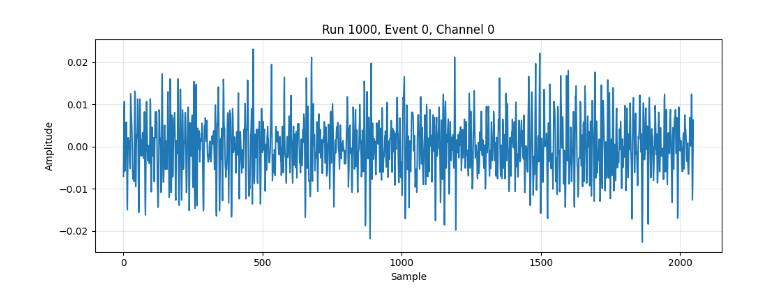
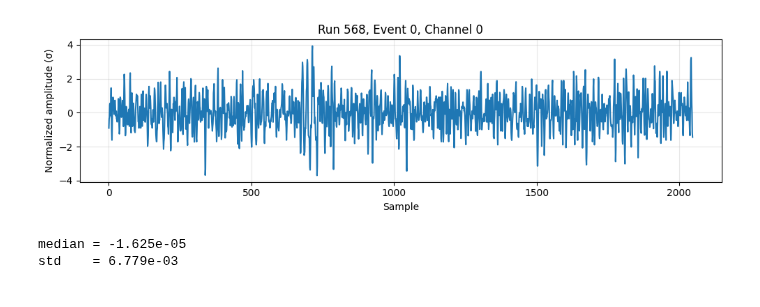
Before and after one commit to alisanozdrina/TS_ML, a Jupyter notebook: notebooks/check_h5files.ipynb, the cells around one changed output. Saved outputs shown, nothing was run; the diff lists cells and outputs as text; code cells hidden in the pictures.

```diff
--- a/notebooks/check_h5files.ipynb
+++ b/notebooks/check_h5files.ipynb
@@ -2,15 +2,17 @@
 import h5py
 import pandas as pd
 
-path = "/fs/ess/PAS2608/alisa/rno_g/TS_ML/ml_dataset"
+path = "/fs/ess/PAS2608/alisa/rno_g/TS_ML/ml_dataset/data/station23_2022"
 fname = f"{path}/station23_run1000.h5"
 
+#fname='/fs/ess/PAS2608/alisa/rno_g/TS_ML/ml_dataset/sim/nc_cr_proxy_full_set/station23_sim_lgE19.0_c0136.h5'
 with h5py.File(fname, "r") as f:
     waveforms = f["waveforms"][:]        # shape likely (N, 24, 2048)
     run = f["run"][:]
     event_number = f["event_number"][:]
     timestamp = f["timestamp"][:]
     trigger_type = f["trigger_type"][:]
+    snr_avg_deep = f["features"]["snr_avg_deep"][:]
 
     print("waveforms:", waveforms.shape)
     print("run:", run.shape)
@@ -45,28 +118,38 @@ df.head()
 # %%
 import h5py
+import numpy as np
 import matplotlib.pyplot as plt
 
-path = "/fs/ess/PAS2608/alisa/rno_g/TS_ML/ml_dataset"
-fname = f"{path}/station23_run1000.h5"
+fname = "/fs/ess/PAS2608/alisa/rno_g/TS_ML/ml_dataset/sim/nc_cr_proxy/station23_sim_lgE17.5_j0011.h5"
 
 with h5py.File(fname, "r") as f:
 
-    waveforms = f["waveforms"]
+    trace = f["waveforms"][51, 0, :].astype(np.float32)
 
-    trace = waveforms[0, 0, :]  # first event, channel 0
+    run = f["run"][51]
+    event_number = f["event_number"][51]
 
-    run = f["run"][0]
-    event_number = f["event_number"][0]
+# same preprocessing as CNN
+center = np.median(trace)
+scale = np.std(trace) + 1e-6
 
-plt.figure(figsize=(10, 4))
-plt.plot(trace)
+trace_norm = (trace - center) / scale
+trace_norm = np.clip(trace_norm, -8, 8)
+
+plt.figure(figsize=(10, 3))
+plt.plot(trace_norm)
 plt.xlabel("Sample")
-plt.ylabel("Amplitude")
+plt.ylabel("Normalized amplitude (σ)")
 plt.title(
     f"Run {run}, Event {event_number}, Channel 0"
 )
 plt.grid(alpha=0.3)
 plt.tight_layout()
 plt.show()
+
+print(f"median = {center:.3e}")
+print(f"std    = {scale:.3e}")
 # %% [output]
-[figure, old version]
+[figure, new version]
+median = -1.625e-05
+std    = 6.779e-03
```
Also changed, not shown: parts of 5 cells of this notebook, 9 other files.
